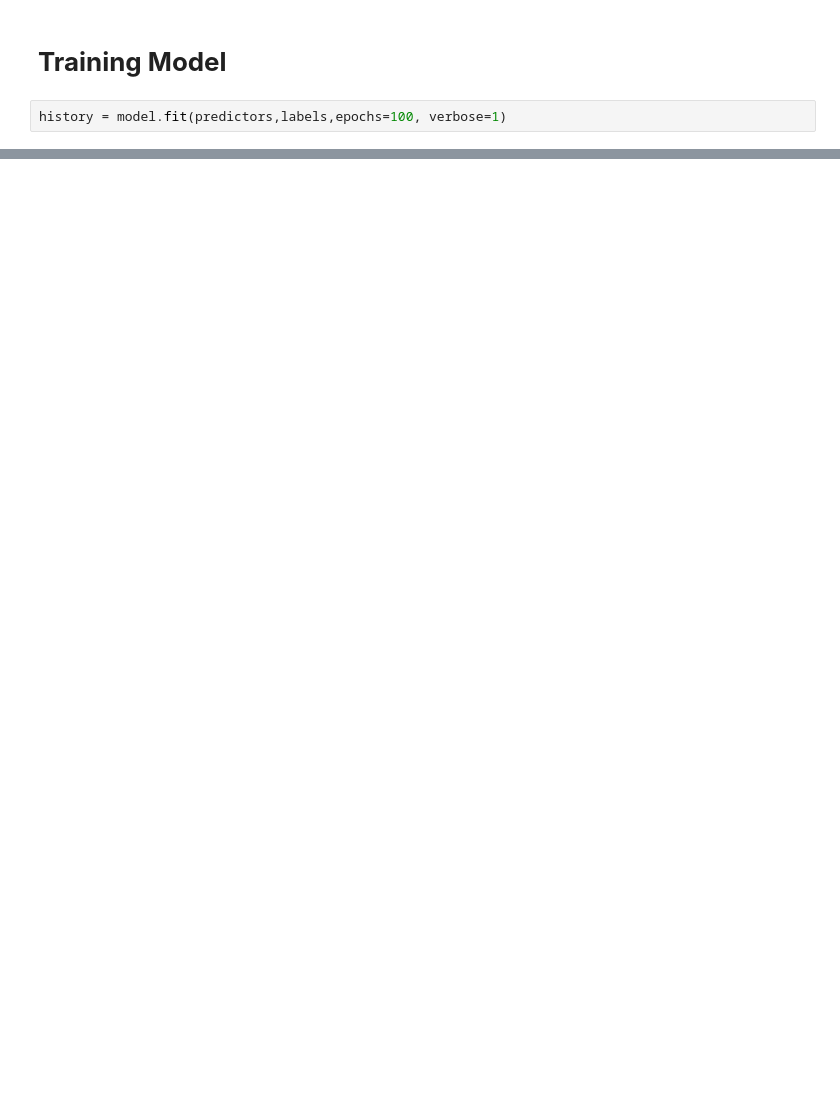
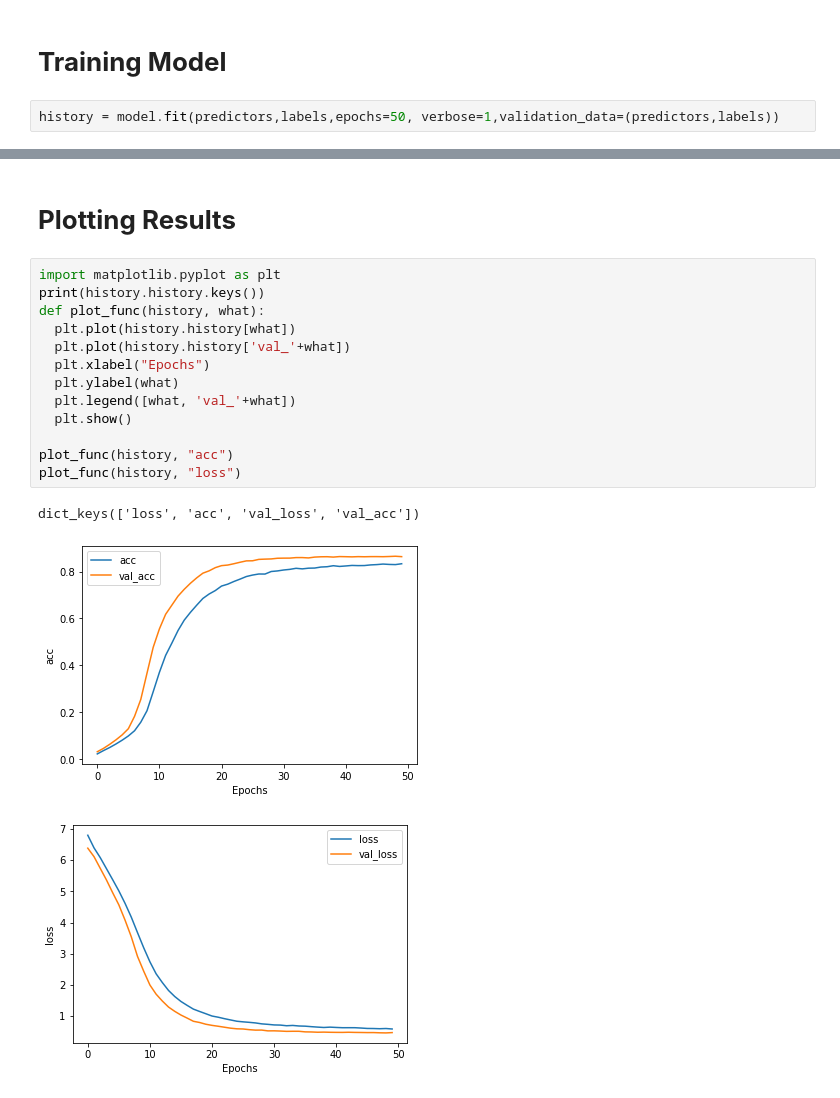
Before and after one commit to RaiahMohamedAmine/Next-Word-Prediction, a Jupyter notebook: Next_Word_Prediction.ipynb, the cells around one changed output, grey strips where cells are left out. Saved outputs shown, nothing was run; the diff lists cells and outputs as text; blank space fills up the shorter version.

Commit message:
Plotting Results

```diff
--- a/Next_Word_Prediction.ipynb
+++ b/Next_Word_Prediction.ipynb
@@ -93,5 +93,5 @@ _________________________________________________________________
 # %% [markdown]
 # **Training Model**
 # %%
-history = model.fit(predictors,labels,epochs=100, verbose=1)
+history = model.fit(predictors,labels,epochs=50, verbose=1,validation_data=(predictors,labels))
 # %% [output]
@@ -101,3 +115,22 @@ Epoch 2/100
+# %% [markdown]
+# **Plotting Results**
+# %%
+import matplotlib.pyplot as plt
+print(history.history.keys())
+def plot_func(history, what):
+  plt.plot(history.history[what])
+  plt.plot(history.history['val_'+what])
+  plt.xlabel("Epochs")
+  plt.ylabel(what)
+  plt.legend([what, 'val_'+what])
+  plt.show()
+
+plot_func(history, "acc")
+plot_func(history, "loss")
+# %% [output]
+dict_keys(['loss', 'acc', 'val_loss', 'val_acc'])
+[figure, added]
+[figure, added]
 # %%
 total_predictions = 10
 print(tokenizer.word_index)
```
Also changed, not shown: parts of 3 cells of this notebook.
